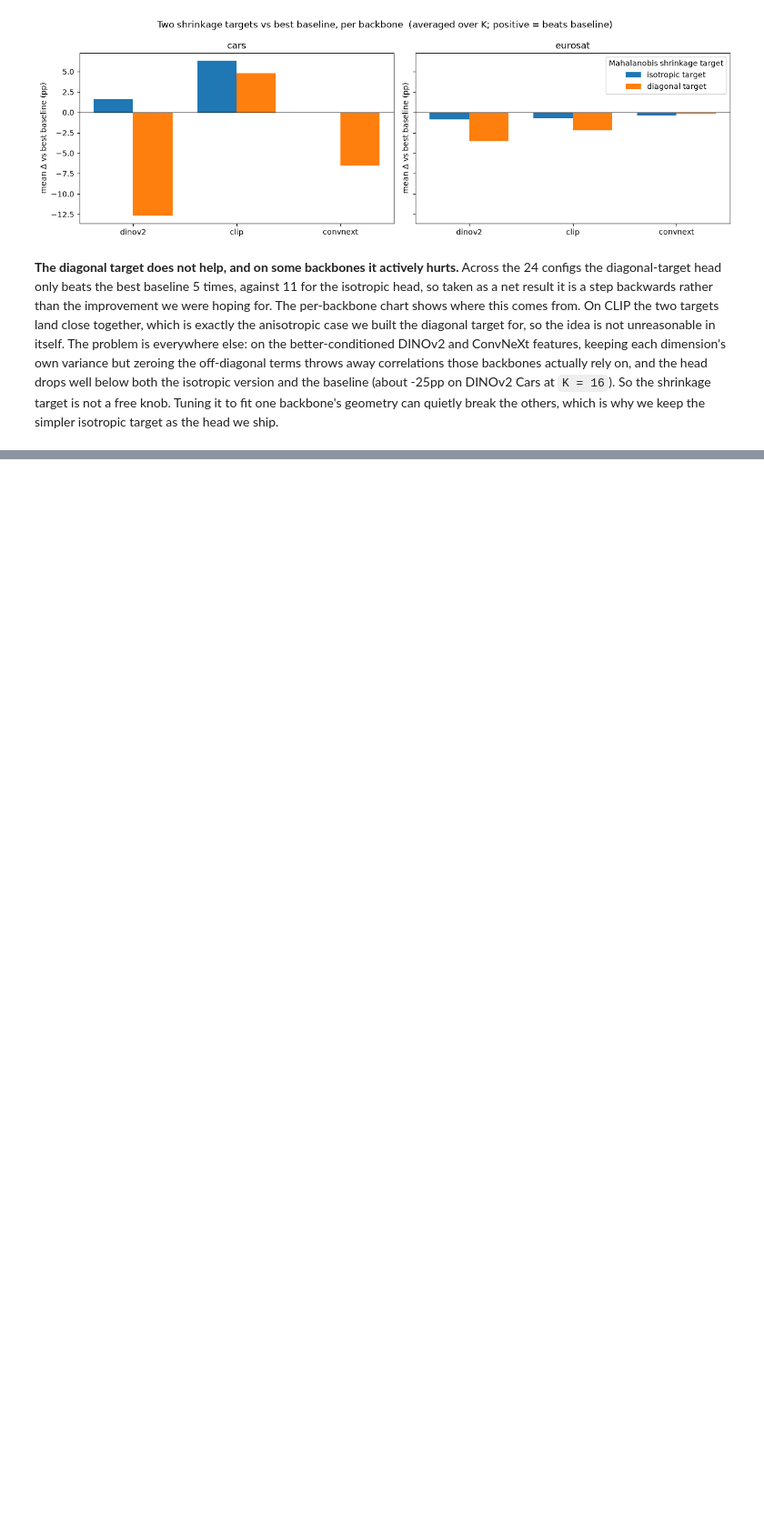
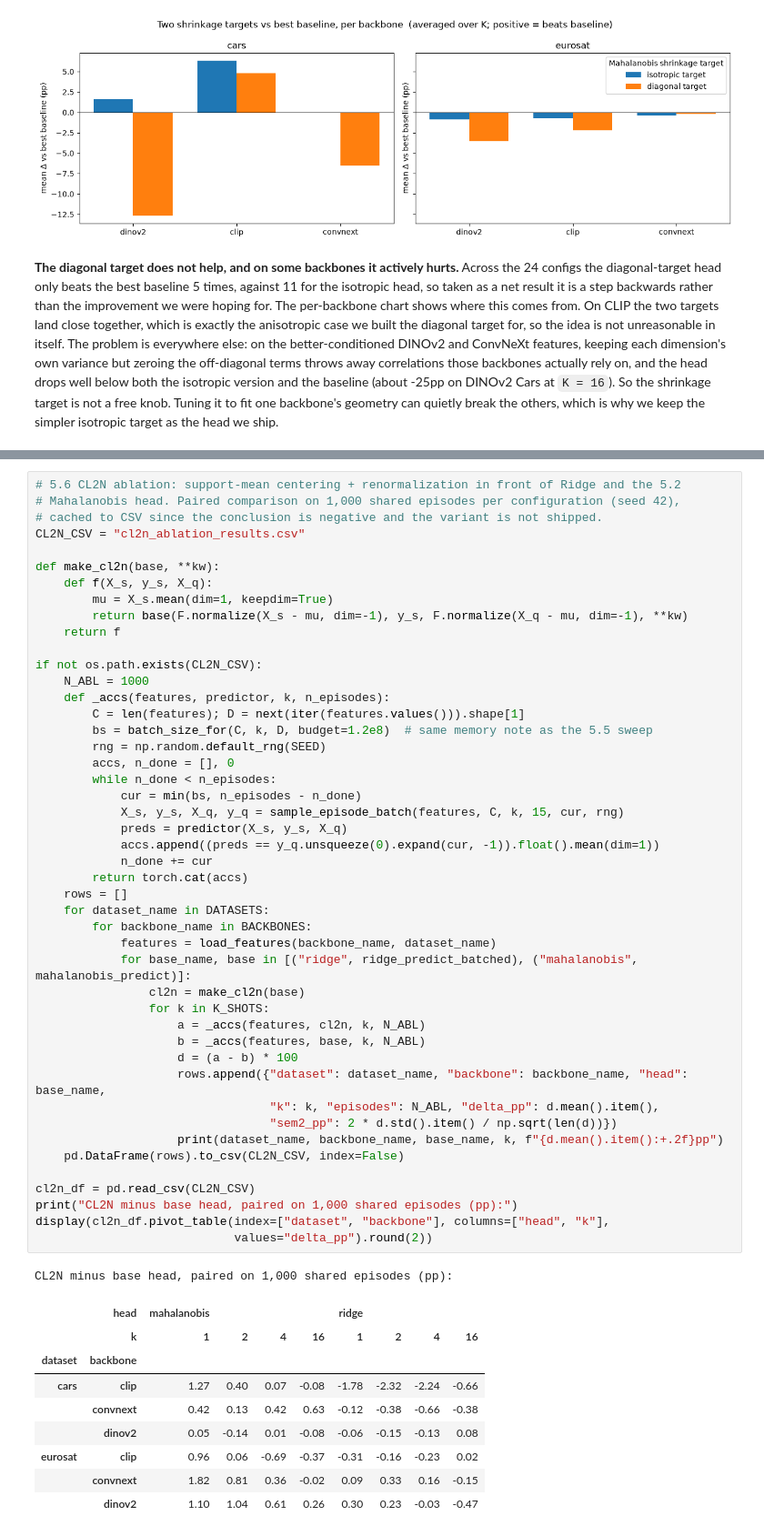
Before and after one commit to eyalsht/cv-hw2-few-shot-benchmarking, a Jupyter notebook: cv_hw2_312359284_314884834.ipynb, the cells around one changed output, grey strips where cells are left out. Shown at 91% size. Drawn from its saved outputs; the diff is of its cells as text; blank space fills up the shorter version.

```diff
--- a/cv_hw2_312359284_314884834.ipynb
+++ b/cv_hw2_312359284_314884834.ipynb
@@ -1675,0 +2066,57 @@ plt.tight_layout(); plt.show()
+# %%
+# 5.6 CL2N ablation: support-mean centering + renormalization in front of Ridge and the 5.2
+# Mahalanobis head. Paired comparison on 1,000 shared episodes per configuration (seed 42),
+# cached to CSV since the conclusion is negative and the variant is not shipped.
+CL2N_CSV = "cl2n_ablation_results.csv"
+
+def make_cl2n(base, **kw):
+    def f(X_s, y_s, X_q):
+        mu = X_s.mean(dim=1, keepdim=True)
+        return base(F.normalize(X_s - mu, dim=-1), y_s, F.normalize(X_q - mu, dim=-1), **kw)
+    return f
+
+if not os.path.exists(CL2N_CSV):
+    N_ABL = 1000
+    def _accs(features, predictor, k, n_episodes):
+        C = len(features); D = next(iter(features.values())).shape[1]
+        bs = batch_size_for(C, k, D, budget=1.2e8)  # same memory note as the 5.5 sweep
+        rng = np.random.default_rng(SEED)
+        accs, n_done = [], 0
+        while n_done < n_episodes:
+            cur = min(bs, n_episodes - n_done)
+            X_s, y_s, X_q, y_q = sample_episode_batch(features, C, k, 15, cur, rng)
+            preds = predictor(X_s, y_s, X_q)
+            accs.append((preds == y_q.unsqueeze(0).expand(cur, -1)).float().mean(dim=1))
+            n_done += cur
+        return torch.cat(accs)
+    rows = []
+    for dataset_name in DATASETS:
+        for backbone_name in BACKBONES:
+            features = load_features(backbone_name, dataset_name)
+            for base_name, base in [("ridge", ridge_predict_batched), ("mahalanobis", mahalanobis_predict)]:
+                cl2n = make_cl2n(base)
+                for k in K_SHOTS:
+                    a = _accs(features, cl2n, k, N_ABL)
+                    b = _accs(features, base, k, N_ABL)
+                    d = (a - b) * 100
+                    rows.append({"dataset": dataset_name, "backbone": backbone_name, "head": base_name,
+                                 "k": k, "episodes": N_ABL, "delta_pp": d.mean().item(),
+                                 "sem2_pp": 2 * d.std().item() / np.sqrt(len(d))})
+                    print(dataset_name, backbone_name, base_name, k, f"{d.mean().item():+.2f}pp")
+    pd.DataFrame(rows).to_csv(CL2N_CSV, index=False)
+
+cl2n_df = pd.read_csv(CL2N_CSV)
+print("CL2N minus base head, paired on 1,000 shared episodes (pp):")
+display(cl2n_df.pivot_table(index=["dataset", "backbone"], columns=["head", "k"],
+                            values="delta_pp").round(2))
+# %% [output]
+CL2N minus base head, paired on 1,000 shared episodes (pp):
+|  | head | mahalanobis |  |  |  | ridge |  |  |  |
+|  | k | 1 | 2 | 4 | 16 | 1 | 2 | 4 | 16 |
+| dataset | backbone |  |  |  |  |  |  |  |  |
+| cars | clip | 1.27 | 0.40 | 0.07 | -0.08 | -1.78 | -2.32 | -2.24 | -0.66 |
+|  | convnext | 0.42 | 0.13 | 0.42 | 0.63 | -0.12 | -0.38 | -0.66 | -0.38 |
+|  | dinov2 | 0.05 | -0.14 | 0.01 | -0.08 | -0.06 | -0.15 | -0.13 | 0.08 |
+| eurosat | clip | 0.96 | 0.06 | -0.69 | -0.37 | -0.31 | -0.16 | -0.23 | 0.02 |
+|  | convnext | 1.82 | 0.81 | 0.36 | -0.02 | 0.09 | 0.33 | 0.16 | -0.15 |
+|  | dinov2 | 1.10 | 1.04 | 0.61 | 0.26 | 0.30 | 0.23 | -0.03 | -0.47 |
```
Also changed, not shown: parts of 20 cells of this notebook, 3 other files.
